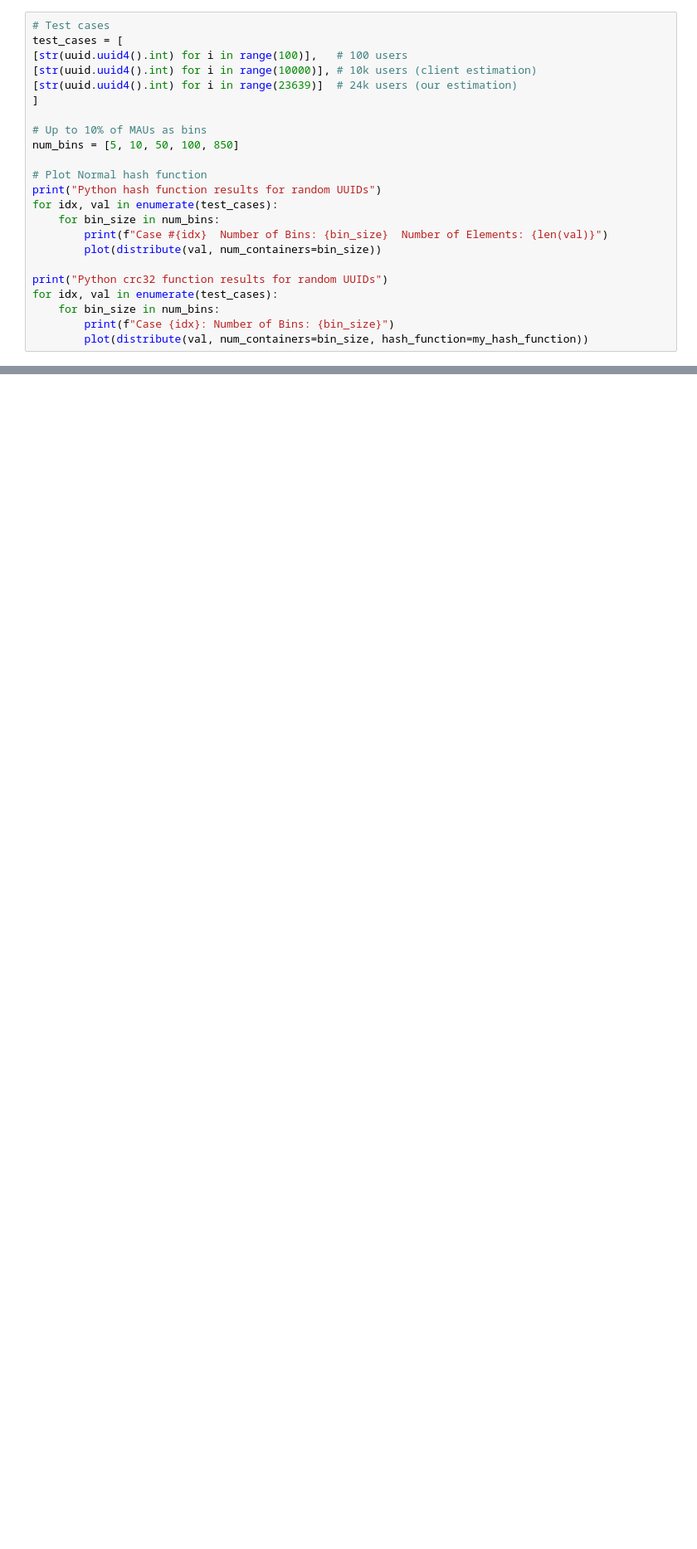
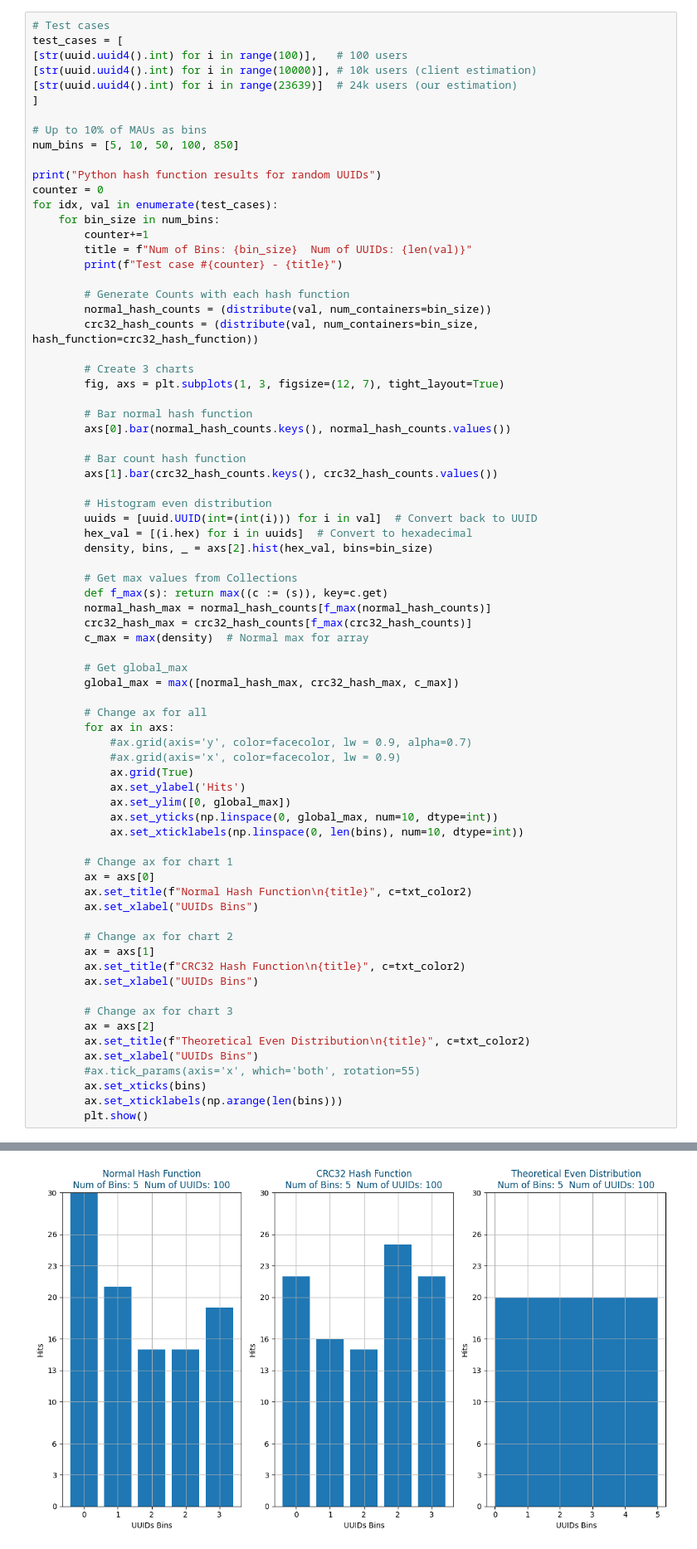
Before and after one commit to sergio-munoz/pubnub-jupyter, a Jupyter notebook: Uniform Distribution.ipynb, the cells around one changed output, grey strips where cells are left out. Shown at 83% size. Drawn from its saved outputs; the diff is of its cells as text; blank space fills up the shorter version.

```diff
--- a/Uniform Distribution.ipynb
+++ b/Uniform Distribution.ipynb
@@ -169,17 +206,68 @@ test_cases = [
 # Up to 10% of MAUs as bins
 num_bins = [5, 10, 50, 100, 850]
 
-# Plot Normal hash function
 print("Python hash function results for random UUIDs")
+counter = 0
 for idx, val in enumerate(test_cases):
     for bin_size in num_bins:
-        print(f"Case #{idx}  Number of Bins: {bin_size}  Number of Elements: {len(val)}")
-        plot(distribute(val, num_containers=bin_size))
+        counter+=1
+        title = f"Num of Bins: {bin_size}  Num of UUIDs: {len(val)}"
+        print(f"Test case #{counter} - {title}")
 
-print("Python crc32 function results for random UUIDs")
-for idx, val in enumerate(test_cases):
-    for bin_size in num_bins:
-        print(f"Case {idx}: Number of Bins: {bin_size}")
-        plot(distribute(val, num_containers=bin_size, hash_function=my_hash_function))
+        # Generate Counts with each hash function
+        normal_hash_counts = (distribute(val, num_containers=bin_size))
+        crc32_hash_counts = (distribute(val, num_containers=bin_size, hash_function=crc32_hash_function))
+
+        # Create 3 charts
+        fig, axs = plt.subplots(1, 3, figsize=(12, 7), tight_layout=True)
+
+        # Bar normal hash function
+        axs[0].bar(normal_hash_counts.keys(), normal_hash_counts.values())
+
+        # Bar count hash function
+        axs[1].bar(crc32_hash_counts.keys(), crc32_hash_counts.values())
+
+        # Histogram even distribution
+        uuids = [uuid.UUID(int=(int(i))) for i in val]  # Convert back to UUID
+        hex_val = [(i.hex) for i in uuids]  # Convert to hexadecimal
+        density, bins, _ = axs[2].hist(hex_val, bins=bin_size)
+
+        # Get max values from Collections
+        def f_max(s): return max((c := (s)), key=c.get)
+        normal_hash_max = normal_hash_counts[f_max(normal_hash_counts)]
+        crc32_hash_max = crc32_hash_counts[f_max(crc32_hash_counts)]
+        c_max = max(density)  # Normal max for array
+
+        # Get global_max
+        global_max = max([normal_hash_max, crc32_hash_max, c_max])
+
+        # Change ax for all
+        for ax in axs:
+            #ax.grid(axis='y', color=facecolor, lw = 0.9, alpha=0.7)
+            #ax.grid(axis='x', color=facecolor, lw = 0.9)
+            ax.grid(True)
+            ax.set_ylabel('Hits')
+            ax.set_ylim([0, global_max])
+            ax.set_yticks(np.linspace(0, global_max, num=10, dtype=int))
+            ax.set_xticklabels(np.linspace(0, len(bins), num=10, dtype=int))
+
+        # Change ax for chart 1
+        ax = axs[0]
+        ax.set_title(f"Normal Hash Function\n{title}", c=txt_color2)
+        ax.set_xlabel("UUIDs Bins")
+
+        # Change ax for chart 2
+        ax = axs[1]
+        ax.set_title(f"CRC32 Hash Function\n{title}", c=txt_color2)
+        ax.set_xlabel("UUIDs Bins")
+
+        # Change ax for chart 3
+        ax = axs[2]
+        ax.set_title(f"Theoretical Even Distribution\n{title}", c=txt_color2)
+        ax.set_xlabel("UUIDs Bins")
+        #ax.tick_params(axis='x', which='both', rotation=55)
+        ax.set_xticks(bins)
+        ax.set_xticklabels(np.arange(len(bins)))
+        plt.show()
 # %% [output]
 Python hash function results for random UUIDs
@@ -201,0 +275 @@ Case #0  Number of Bins: 10  Number of Elements: 100
+[figure, added]
```
Also changed, not shown: parts of 9 cells of this notebook.
